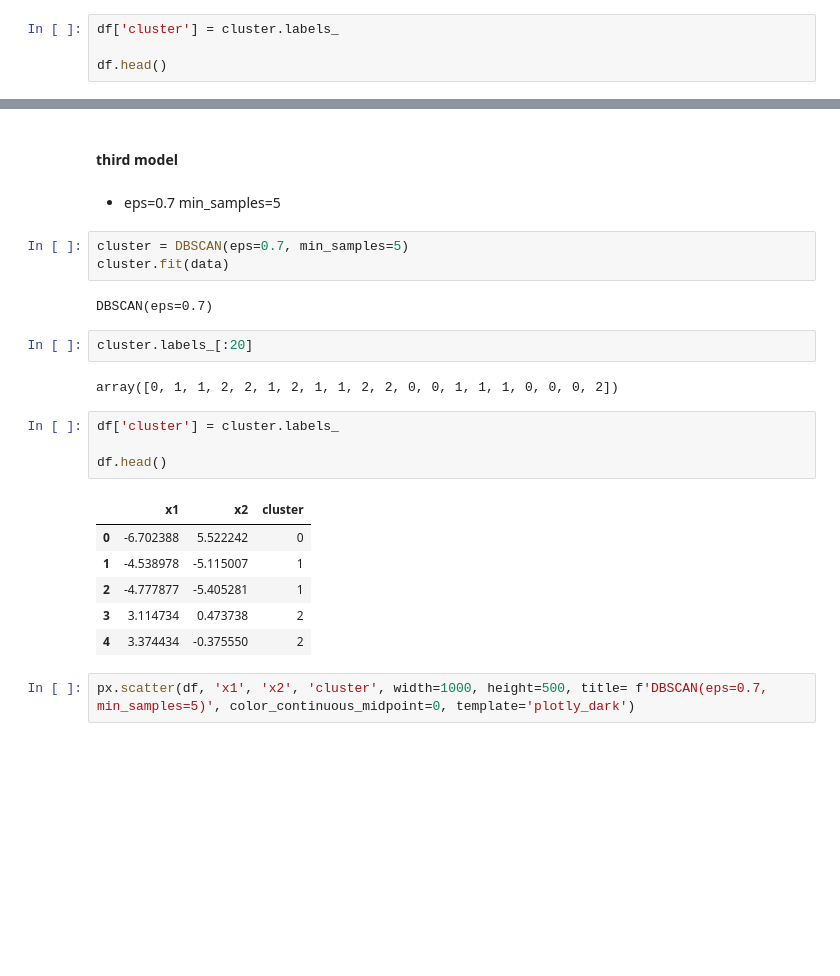
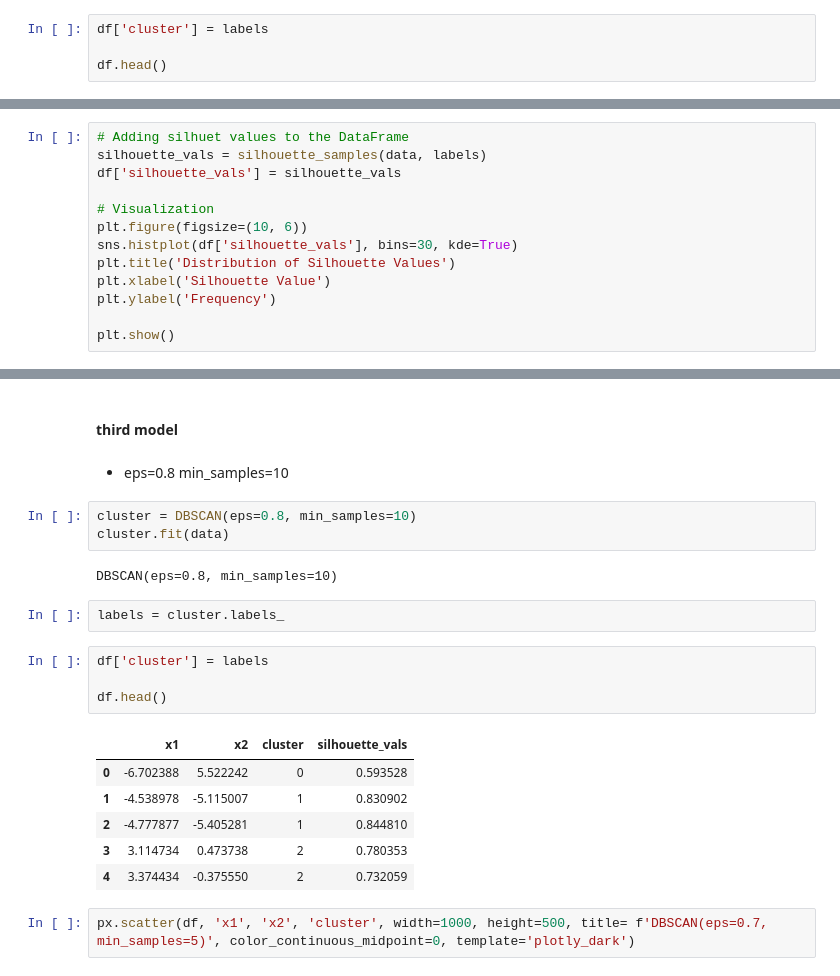
Before and after one commit to davidofitaly/05_clustering_projects, a Jupyter notebook: 03_dbscan_project.ipynb, the cells around one changed output, grey strips where cells are left out. Drawn from its saved outputs; the diff is of its cells as text; blank space fills up the shorter version.

```diff
--- a/03_dbscan_project.ipynb
+++ b/03_dbscan_project.ipynb
@@ -106,5 +128,5 @@ array([ 0,  1,  1,  2,  2,  1,  2,  1,  1,  2,  2,  0,  0, -1,  1,  1,  0,
 # %%
-df['cluster'] = cluster.labels_
+df['cluster'] = labels
 
 df.head()
 # %% [output]
@@ -122,0 +157,13 @@ px.scatter(df, 'x1', 'x2', 'cluster', width=1000, height=500, title= f'DBSCAN(ep
+# %%
+# Adding silhuet values to the DataFrame
+silhouette_vals = silhouette_samples(data, labels)
+df['silhouette_vals'] = silhouette_vals
+
+# Visualization
+plt.figure(figsize=(10, 6))
+sns.histplot(df['silhouette_vals'], bins=30, kde=True)
+plt.title('Distribution of Silhouette Values')
+plt.xlabel('Silhouette Value')
+plt.ylabel('Frequency')
+
+plt.show()
@@ -123,27 +172,25 @@ px.scatter(df, 'x1', 'x2', 'cluster', width=1000, height=500, title= f'DBSCAN(ep
 # %% [markdown]
 #### third model
 # %% [markdown]
-- eps=0.7 min_samples=5
+- eps=0.8 min_samples=10
 # %%
-cluster = DBSCAN(eps=0.7, min_samples=5)
+cluster = DBSCAN(eps=0.8, min_samples=10)
 cluster.fit(data)
 # %% [output]
-DBSCAN(eps=0.7)
+DBSCAN(eps=0.8, min_samples=10)
-# %%
-cluster.labels_[:20]
-# %% [output]
-array([0, 1, 1, 2, 2, 1, 2, 1, 1, 2, 2, 0, 0, 1, 1, 1, 0, 0, 0, 2])
+# %%
+labels = cluster.labels_
 # %%
-df['cluster'] = cluster.labels_
+df['cluster'] = labels
 
 df.head()
 # %% [output]
-|  | x1 | x2 | cluster |
-| 0 | -6.702388 | 5.522242 | 0 |
-| 1 | -4.538978 | -5.115007 | 1 |
-| 2 | -4.777877 | -5.405281 | 1 |
-| 3 | 3.114734 | 0.473738 | 2 |
-| 4 | 3.374434 | -0.375550 | 2 |
+|  | x1 | x2 | cluster | silhouette_vals |
+| 0 | -6.702388 | 5.522242 | 0 | 0.593528 |
+| 1 | -4.538978 | -5.115007 | 1 | 0.830902 |
+| 2 | -4.777877 | -5.405281 | 1 | 0.844810 |
+| 3 | 3.114734 | 0.473738 | 2 | 0.780353 |
+| 4 | 3.374434 | -0.375550 | 2 | 0.732059 |
 # %%
 px.scatter(df, 'x1', 'x2', 'cluster', width=1000, height=500, title= f'DBSCAN(eps=0.7, min_samples=5)', color_continuous_midpoint=0, template='plotly_dark')
 # %% [output]
```
Also changed, not shown: parts of 16 cells of this notebook.
